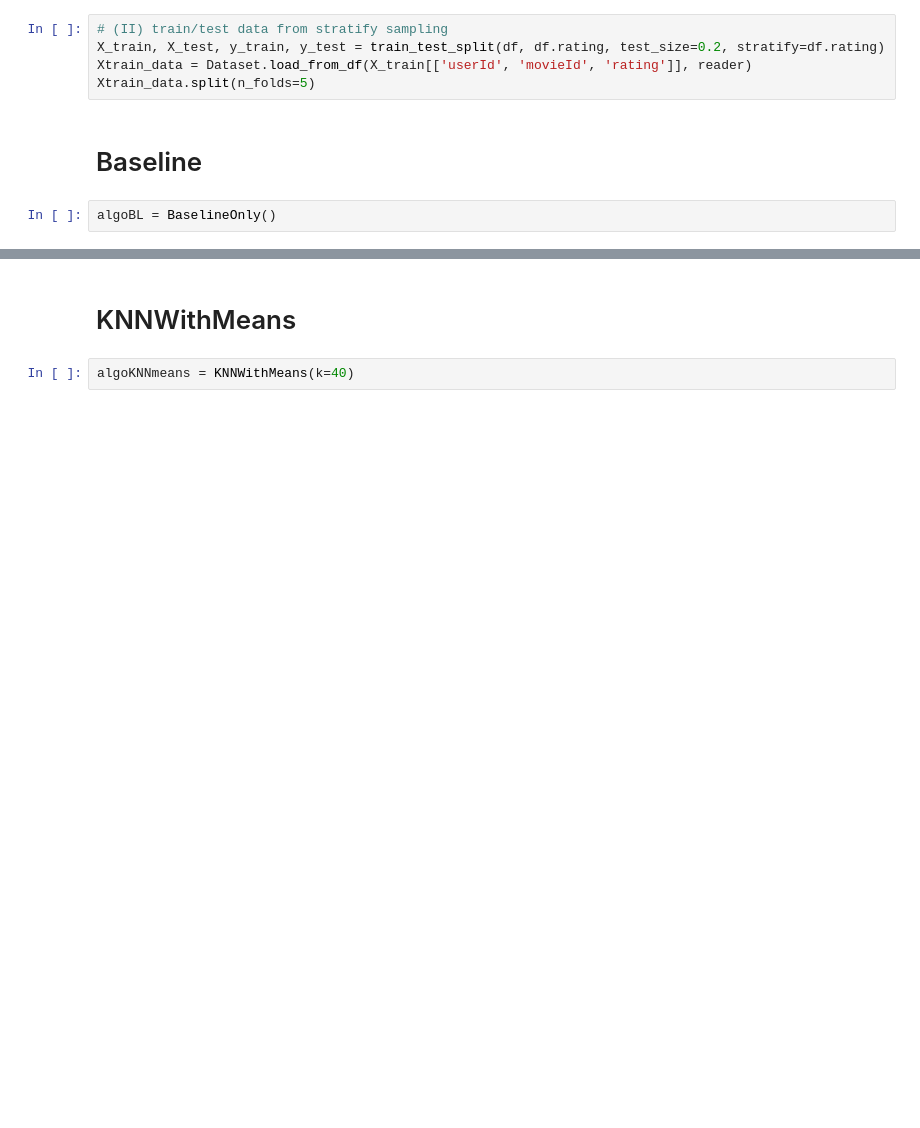
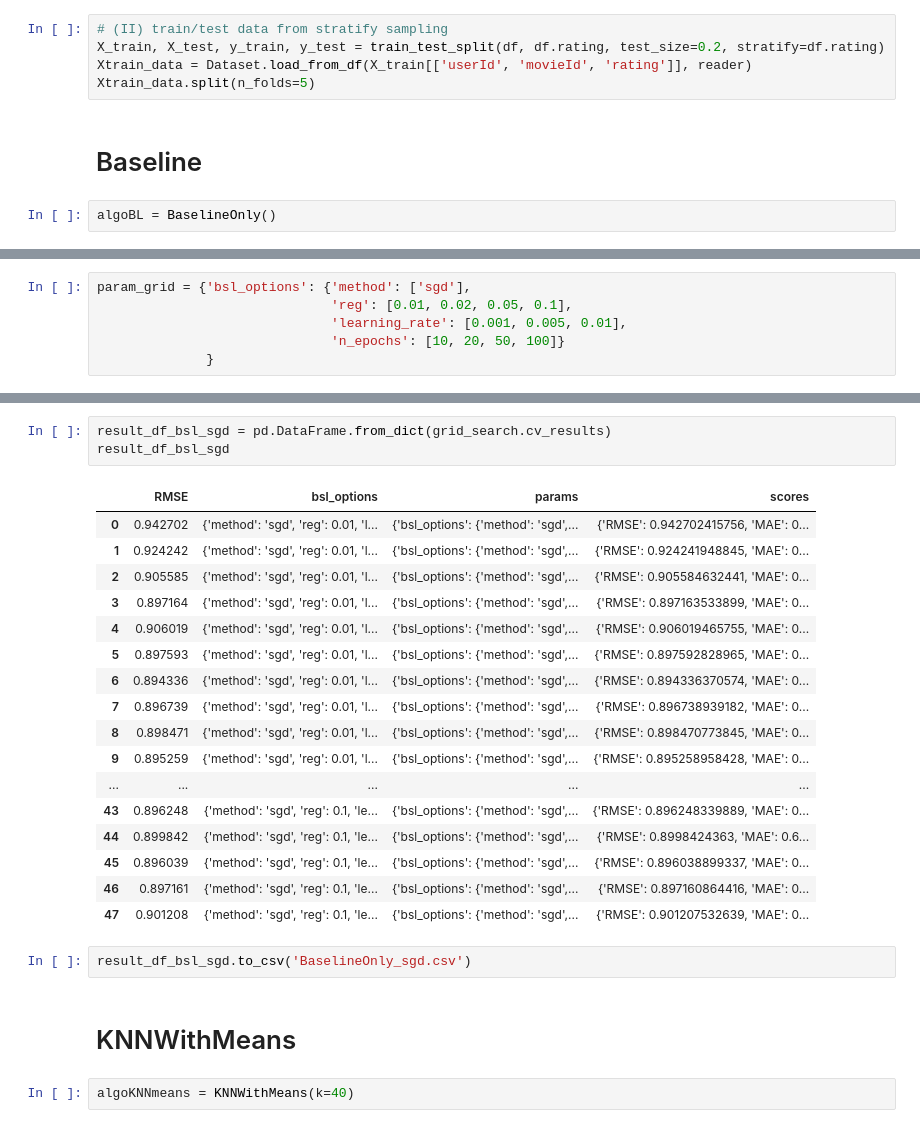
Before and after one commit to gmidhun95/recommender_system, a Jupyter notebook: project_part1/part1_chinwen.ipynb, the cells around one changed output, grey strips where cells are left out. Cells and saved outputs as stored; diff of their text form; blank space fills up the shorter version.

```diff
--- a/project_part1/part1_chinwen.ipynb
+++ b/project_part1/part1_chinwen.ipynb
@@ -110,0 +192,6 @@ Mean FCP : 0.6519
+# %%
+param_grid = {'bsl_options': {'method': ['sgd'],
+                              'reg': [0.01, 0.02, 0.05, 0.1],
+                              'learning_rate': [0.001, 0.005, 0.01],
+                              'n_epochs': [10, 20, 50, 100]}
+              }
@@ -111,3 +245,26 @@ Mean FCP : 0.6519
+# %%
+result_df_bsl_sgd = pd.DataFrame.from_dict(grid_search.cv_results)
+result_df_bsl_sgd
+# %% [output]
+|  | RMSE | bsl_options | params | scores |
+| 0 | 0.942702 | {'method': 'sgd', 'reg': 0.01, 'l... | {'bsl_options': {'method': 'sgd',... | {'RMSE': 0.942702415756, 'MAE': 0... |
+| 1 | 0.924242 | {'method': 'sgd', 'reg': 0.01, 'l... | {'bsl_options': {'method': 'sgd',... | {'RMSE': 0.924241948845, 'MAE': 0... |
+| 2 | 0.905585 | {'method': 'sgd', 'reg': 0.01, 'l... | {'bsl_options': {'method': 'sgd',... | {'RMSE': 0.905584632441, 'MAE': 0... |
+| 3 | 0.897164 | {'method': 'sgd', 'reg': 0.01, 'l... | {'bsl_options': {'method': 'sgd',... | {'RMSE': 0.897163533899, 'MAE': 0... |
+| 4 | 0.906019 | {'method': 'sgd', 'reg': 0.01, 'l... | {'bsl_options': {'method': 'sgd',... | {'RMSE': 0.906019465755, 'MAE': 0... |
+| 5 | 0.897593 | {'method': 'sgd', 'reg': 0.01, 'l... | {'bsl_options': {'method': 'sgd',... | {'RMSE': 0.897592828965, 'MAE': 0... |
+| 6 | 0.894336 | {'method': 'sgd', 'reg': 0.01, 'l... | {'bsl_options': {'method': 'sgd',... | {'RMSE': 0.894336370574, 'MAE': 0... |
+| 7 | 0.896739 | {'method': 'sgd', 'reg': 0.01, 'l... | {'bsl_options': {'method': 'sgd',... | {'RMSE': 0.896738939182, 'MAE': 0... |
+| 8 | 0.898471 | {'method': 'sgd', 'reg': 0.01, 'l... | {'bsl_options': {'method': 'sgd',... | {'RMSE': 0.898470773845, 'MAE': 0... |
+| 9 | 0.895259 | {'method': 'sgd', 'reg': 0.01, 'l... | {'bsl_options': {'method': 'sgd',... | {'RMSE': 0.895258958428, 'MAE': 0... |
+| ... | ... | ... | ... | ... |
+| 43 | 0.896248 | {'method': 'sgd', 'reg': 0.1, 'le... | {'bsl_options': {'method': 'sgd',... | {'RMSE': 0.896248339889, 'MAE': 0... |
+| 44 | 0.899842 | {'method': 'sgd', 'reg': 0.1, 'le... | {'bsl_options': {'method': 'sgd',... | {'RMSE': 0.8998424363, 'MAE': 0.6... |
+| 45 | 0.896039 | {'method': 'sgd', 'reg': 0.1, 'le... | {'bsl_options': {'method': 'sgd',... | {'RMSE': 0.896038899337, 'MAE': 0... |
+| 46 | 0.897161 | {'method': 'sgd', 'reg': 0.1, 'le... | {'bsl_options': {'method': 'sgd',... | {'RMSE': 0.897160864416, 'MAE': 0... |
+| 47 | 0.901208 | {'method': 'sgd', 'reg': 0.1, 'le... | {'bsl_options': {'method': 'sgd',... | {'RMSE': 0.901207532639, 'MAE': 0... |
+# %%
+result_df_bsl_sgd.to_csv('BaselineOnly_sgd.csv')
 # %% [markdown]
 # KNNWithMeans
 # %%
```
Also changed, not shown: parts of 29 cells of this notebook, 4 other files.
